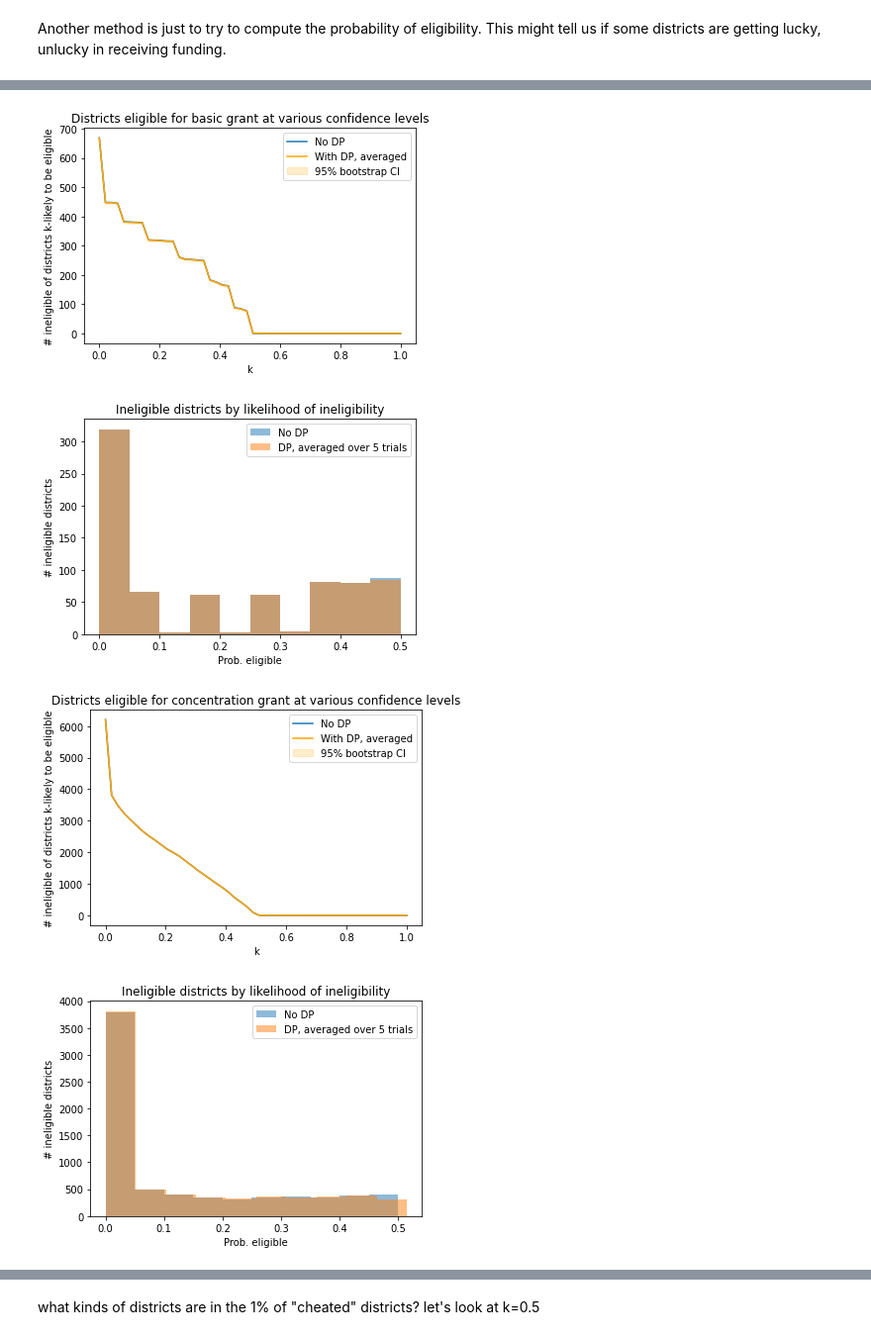
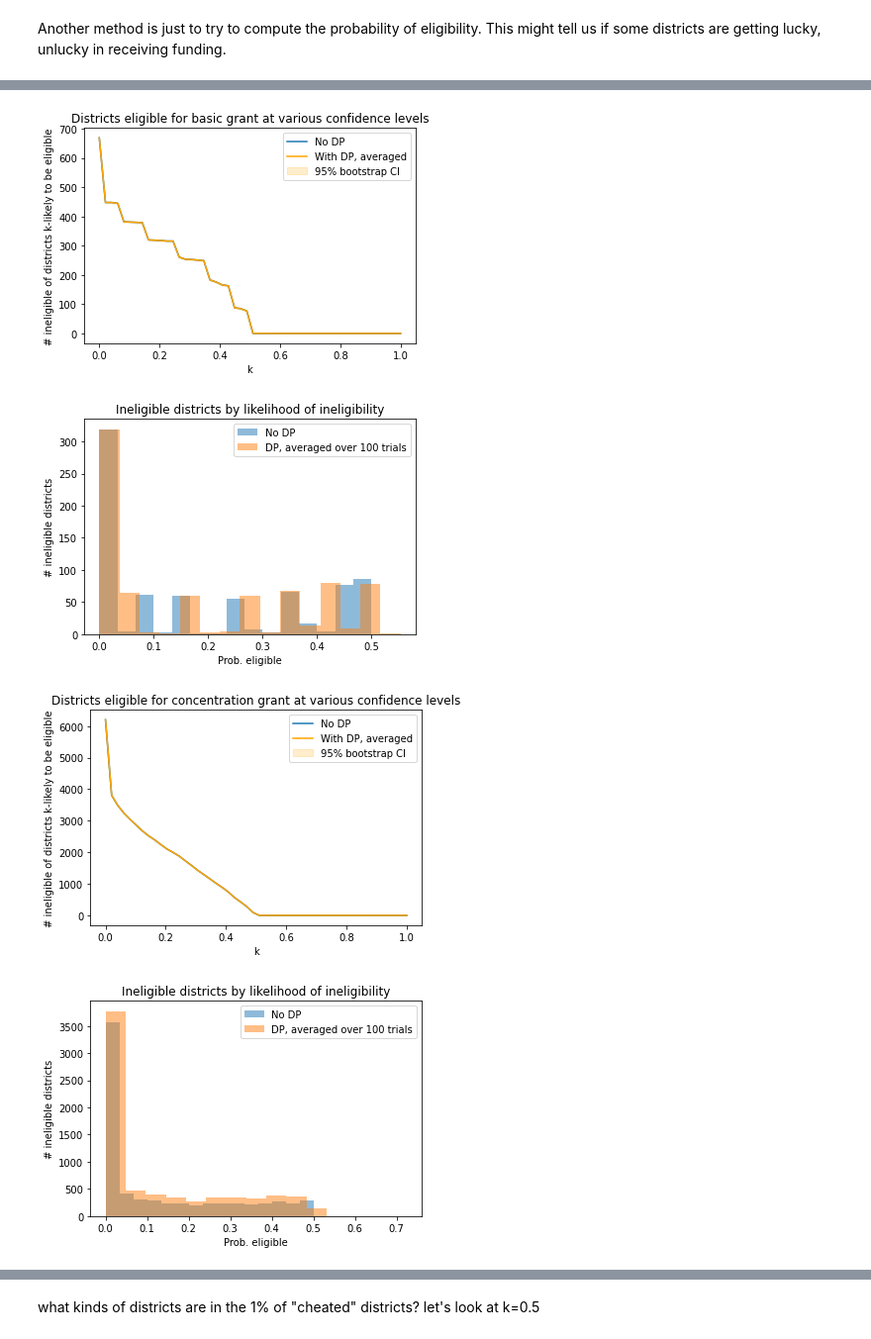
Before and after one commit to ryansteed/dp-policy, a Jupyter notebook: notebooks/titlei.ipynb, the cells around one changed output, grey strips where cells are left out. Shown at 99% size. Drawn from its saved outputs; the diff is of its cells as text; code cells hidden in the pictures.

Commit message:
:arrow_upper_right: 100 trials for FN analysisi

```diff
--- a/notebooks/titlei.ipynb
+++ b/notebooks/titlei.ipynb
@@ -641,7 +643,7 @@ k_eligible_true = [((df.prob_el_basic > k) & ~df.true_eligible_basic).sum() for
 
 trials = []
 hist = []
-n = 5
+n = 100
 for trial in tqdm(range(n)):
     allocatort = SonnenbergAuthorizer(
         data(saipe, Laplace(saipe, eps, 0), get_sppe("../data/sppe18.xlsx"))
@@ -662,36 +676,37 @@ alpha = 0.01
 
 for grant_type in ["basic", "concentration", "targeted"]:
     k_eligible_est = [
         [((trial[f"prob_el_{grant_type}"] > k) & ~trial[f"est_eligible_{grant_type}"]).sum() for k in ks]
         for trial in trials
     ]
     upper = np.percentile(np.array(k_eligible_est), 1-alpha/2, axis=0)
     lower = np.percentile(np.array(k_eligible_est), alpha/2, axis=0)
     mean = np.mean(np.array(k_eligible_est), axis=0)
 
     k_eligible_true = [((df[f"prob_el_{grant_type}"] > k) & ~df[f"true_eligible_{grant_type}"]).sum() for k in ks]
+
     plt.plot(ks, k_eligible_true, label="No DP")
     plt.plot(ks, mean, color='orange', label="With DP, averaged")
     plt.fill_between(ks, lower, upper, color='orange', alpha=0.2, label="95% bootstrap CI")
     plt.legend()
     plt.ylabel("# ineligible of districts k-likely to be eligible")
     plt.xlabel("k")
     plt.title(f"Districts eligible for {grant_type} grant at various confidence levels")
     plt.show()
 
 
     # histogram
-    plt.hist(df[f"prob_el_{grant_type}"][~df[f"true_eligible_{grant_type}"]], bins=10, label="No DP", alpha=0.5)
+    plt.hist(df[f"prob_el_{grant_type}"][~df[f"true_eligible_{grant_type}"]], bins=15, label="No DP", alpha=0.5)
     hist = [k for k in trial[f"prob_el_{grant_type}"][~trial[f"est_eligible_{grant_type}"]] for trial in trials]
-    plt.hist(hist, bins=10, weights=1/n*np.ones(len(hist)), label=f"DP, averaged over {n} trials", alpha=0.5)
+    plt.hist(hist, bins=15, weights=1/n*np.ones(len(hist)), label=f"DP, averaged over {n} trials", alpha=0.5)
     plt.title("Ineligible districts by likelihood of ineligibility")
     plt.xlabel("Prob. eligible")
     plt.ylabel("# ineligible districts")
     plt.legend()
     plt.show()
 # %% [output]
 [figure]
-[figure, old version]
+[figure, new version]
 [figure]
-[figure, old version]
+[figure, new version]
 [figure]
```
Also changed, not shown: parts of 7 cells of this notebook.
